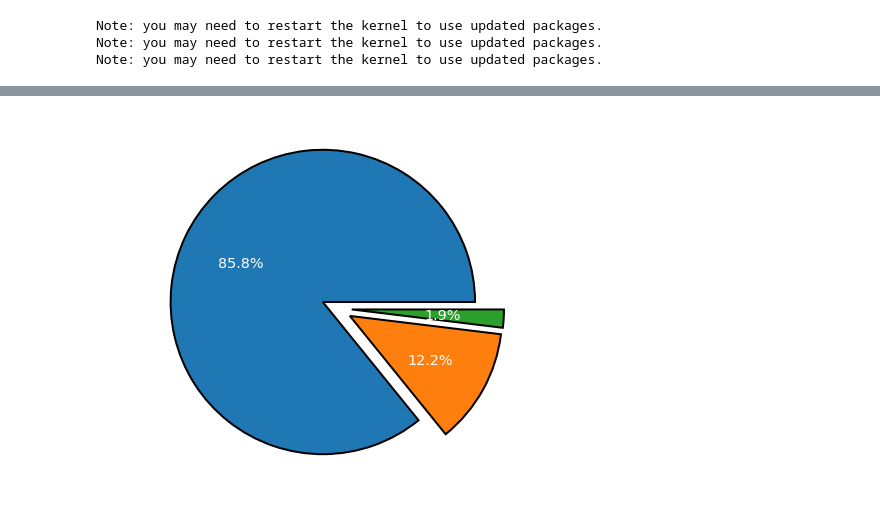
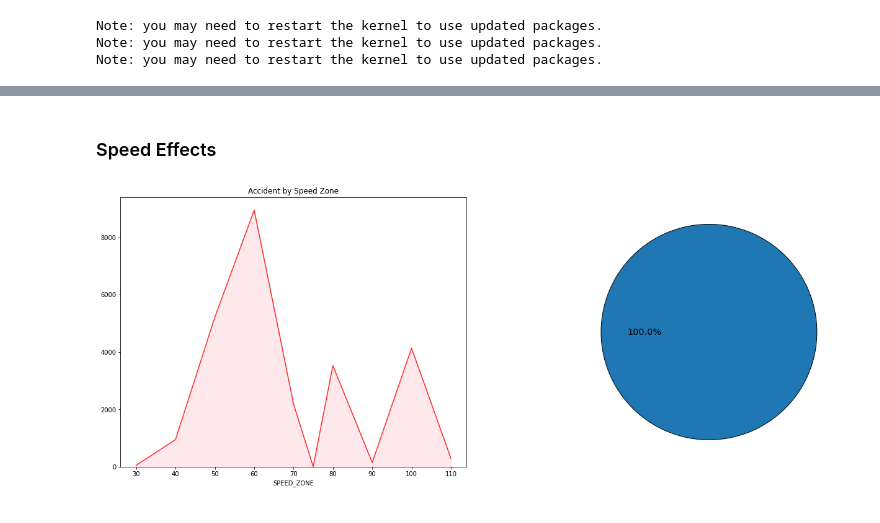
Before and after one commit to parthatulparekh/VIC_Road_Accident, a Jupyter notebook: Road_Accident.ipynb, the cells around one changed output, grey strips where cells are left out. Cells and saved outputs as stored; diff of their text form; code cells hidden in the pictures.

Commit message:
New Graphs for speed

```diff
--- a/Road_Accident.ipynb
+++ b/Road_Accident.ipynb
@@ -111,12 +114,22 @@ unknown = df[df['LIGHT_CONDITION_DESCRIPTION'].str.contains('unknown') | df['LIG
+# %% [markdown]
+### Speed Effects
 # %%
-z = np.array([len(light_on), len(dark), len(unknown)])
-label = ["Lights On", "No Lights", "Unknown"]
+plt.subplot(121)
+df2 = df.groupby('SPEED_ZONE')['SPEED_ZONE'].count()
+df2.plot.area(title = 'Accident by Speed Zone', figsize=(22,8), color="lightpink", alpha=0.3)
+df2.plot(color = "red", alpha=0.8)
 
-fig = plt.figure(figsize = (10,7))
 
-explode = (0.1, 0.1, 0.1)
 
-plt.pie(z, labels= label, explode=explode, autopct='%.1f%%', wedgeprops={'linewidth' : 2, 'edgecolor': 'black'}, textprops={'color' : 'white', 'size':'x-large'})
+
+plt.subplot(122)
+z = np.array([len(df['SPEED_ZONE'])])
+#label = ["Lights On", "No Lights"]
+#fig = plt.figure(figsize = (10,7))
+
+pie = plt.pie(z, autopct='%.1f%%', wedgeprops={'linewidth' : 1, 'edgecolor': 'black'}, textprops={'color' : 'black', 'size':'x-large'})
+
+
 plt.show()
 # %% [output]
-[figure, old version]
+[figure, new version]
```
Also changed, not shown: parts of 5 cells of this notebook.
